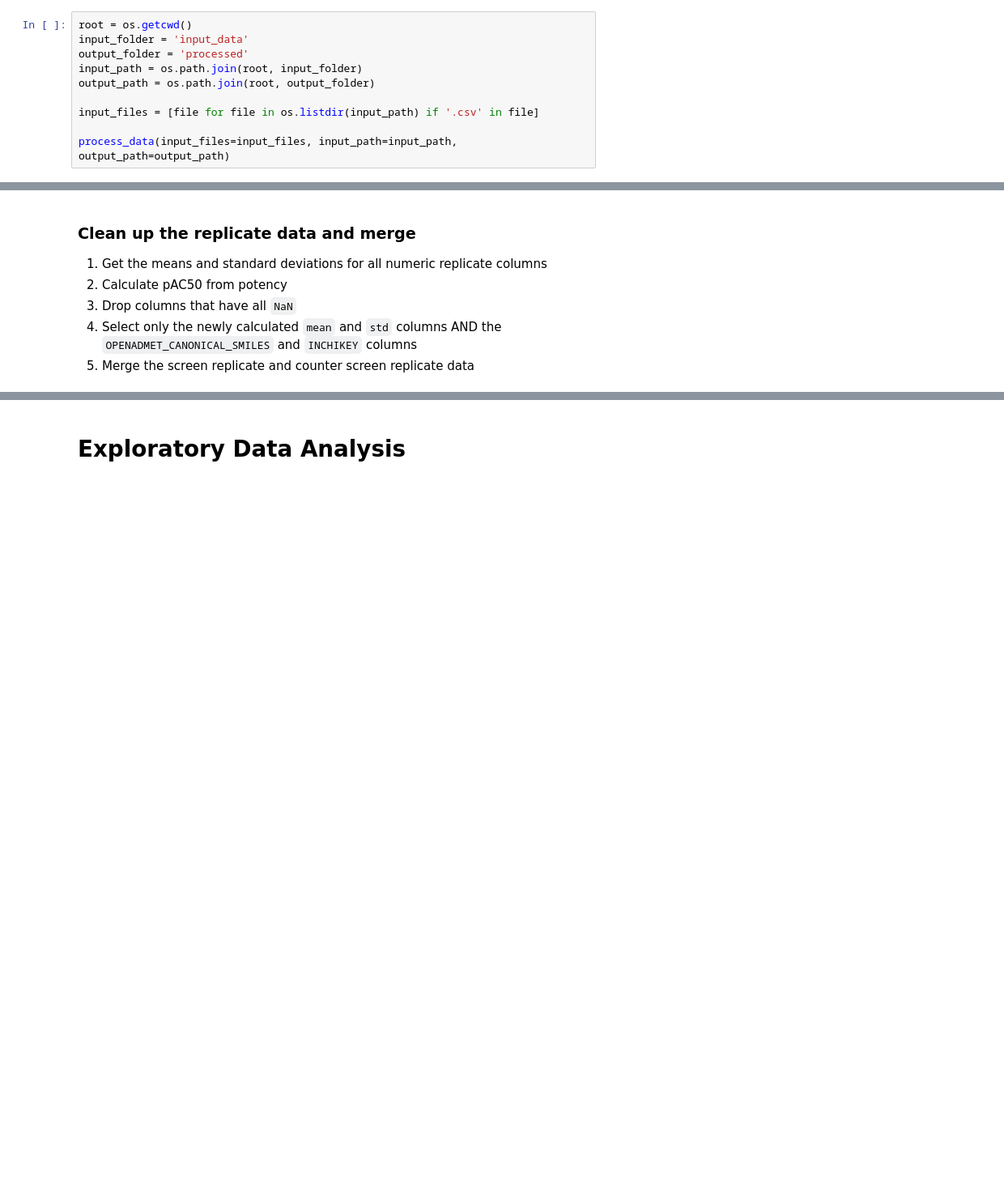
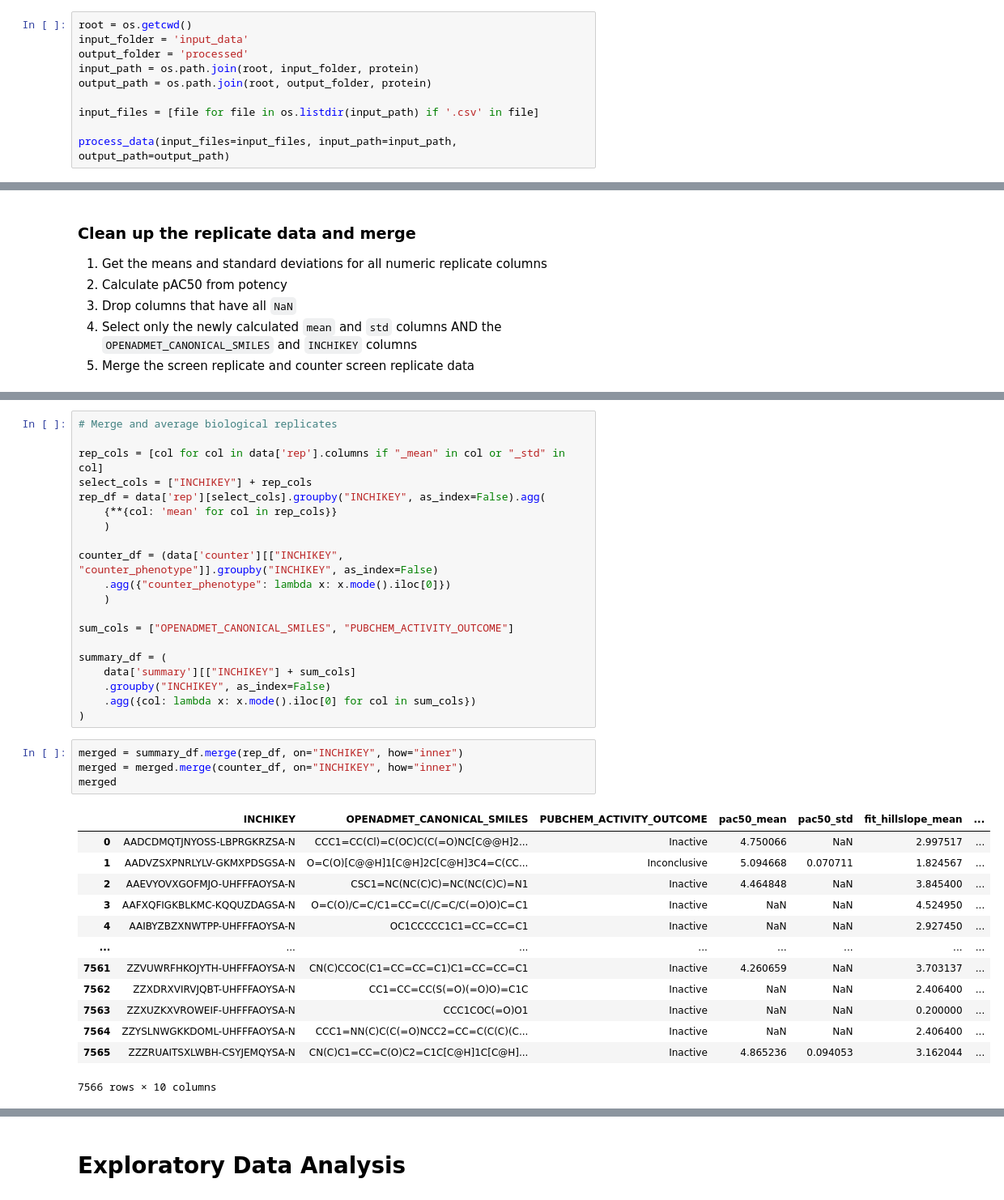
Before and after one commit to OpenADMET/data-catalogs, a Jupyter notebook: catalogs/pubchem_tox21/process_tox21.ipynb, the cells around one changed output, grey strips where cells are left out. Shown: that part at 81% size. Saved outputs shown, nothing was run; the diff lists cells and outputs as text; blank space fills up the shorter version.

```diff
--- a/catalogs/pubchem_tox21/process_tox21.ipynb
+++ b/catalogs/pubchem_tox21/process_tox21.ipynb
@@ -47,8 +58,8 @@ def process_data(input_files:list, input_path:str, output_path:str, force_proces
 root = os.getcwd()
 input_folder = 'input_data'
 output_folder = 'processed'
-input_path = os.path.join(root, input_folder)
-output_path = os.path.join(root, output_folder)
+input_path = os.path.join(root, input_folder, protein)
+output_path = os.path.join(root, output_folder, protein)
 
 input_files = [file for file in os.listdir(input_path) if '.csv' in file]
 
@@ -168 +136,39 @@ merged_rep
+# %%
+# Merge and average biological replicates
+
+rep_cols = [col for col in data['rep'].columns if "_mean" in col or "_std" in col]
+select_cols = ["INCHIKEY"] + rep_cols
+rep_df = data['rep'][select_cols].groupby("INCHIKEY", as_index=False).agg(
+    {**{col: 'mean' for col in rep_cols}}
+    )
+
+counter_df = (data['counter'][["INCHIKEY", "counter_phenotype"]].groupby("INCHIKEY", as_index=False)
+    .agg({"counter_phenotype": lambda x: x.mode().iloc[0]})
+    )
+
+sum_cols = ["OPENADMET_CANONICAL_SMILES", "PUBCHEM_ACTIVITY_OUTCOME"]
+
+summary_df = (
+    data['summary'][["INCHIKEY"] + sum_cols]
+    .groupby("INCHIKEY", as_index=False)
+    .agg({col: lambda x: x.mode().iloc[0] for col in sum_cols})
+)
+# %%
+merged = summary_df.merge(rep_df, on="INCHIKEY", how="inner")
+merged = merged.merge(counter_df, on="INCHIKEY", how="inner")
+merged
+# %% [output]
+|  | INCHIKEY | OPENADMET_CANONICAL_SMILES | PUBCHEM_ACTIVITY_OUTCOME | pac50_mean | pac50_std | fit_hillslope_mean | ... |
+| 0 | AADCDMQTJNYOSS-LBPRGKRZSA-N | CCC1=CC(Cl)=C(OC)C(C(=O)NC[C@@H]2... | Inactive | 4.750066 | NaN | 2.997517 | ... |
+| 1 | AADVZSXPNRLYLV-GKMXPDSGSA-N | O=C(O)[C@@H]1[C@H]2C[C@H]3C4=C(CC... | Inconclusive | 5.094668 | 0.070711 | 1.824567 | ... |
+| 2 | AAEVYOVXGOFMJO-UHFFFAOYSA-N | CSC1=NC(NC(C)C)=NC(NC(C)C)=N1 | Inactive | 4.464848 | NaN | 3.845400 | ... |
+| 3 | AAFXQFIGKBLKMC-KQQUZDAGSA-N | O=C(O)/C=C/C1=CC=C(/C=C/C(=O)O)C=C1 | Inactive | NaN | NaN | 4.524950 | ... |
+| 4 | AAIBYZBZXNWTPP-UHFFFAOYSA-N | OC1CCCCC1C1=CC=CC=C1 | Inactive | NaN | NaN | 2.927450 | ... |
+| ... | ... | ... | ... | ... | ... | ... | ... |
+| 7561 | ZZVUWRFHKOJYTH-UHFFFAOYSA-N | CN(C)CCOC(C1=CC=CC=C1)C1=CC=CC=C1 | Inactive | 4.260659 | NaN | 3.703137 | ... |
+| 7562 | ZZXDRXVIRVJQBT-UHFFFAOYSA-N | CC1=CC=CC(S(=O)(=O)O)=C1C | Inactive | NaN | NaN | 2.406400 | ... |
+| 7563 | ZZXUZKXVROWEIF-UHFFFAOYSA-N | CCC1COC(=O)O1 | Inactive | NaN | NaN | 0.200000 | ... |
+| 7564 | ZZYSLNWGKKDOML-UHFFFAOYSA-N | CCC1=NN(C)C(C(=O)NCC2=CC=C(C(C)(C... | Inactive | NaN | NaN | 2.406400 | ... |
+| 7565 | ZZZRUAITSXLWBH-CSYJEMQYSA-N | CN(C)C1=CC=C(O)C2=C1C[C@H]1C[C@H]... | Inactive | 4.865236 | 0.094053 | 3.162044 | ... |
+7566 rows × 10 columns
 # %% [markdown]
```
Also changed, not shown: parts of 26 cells of this notebook, 22 other files.
